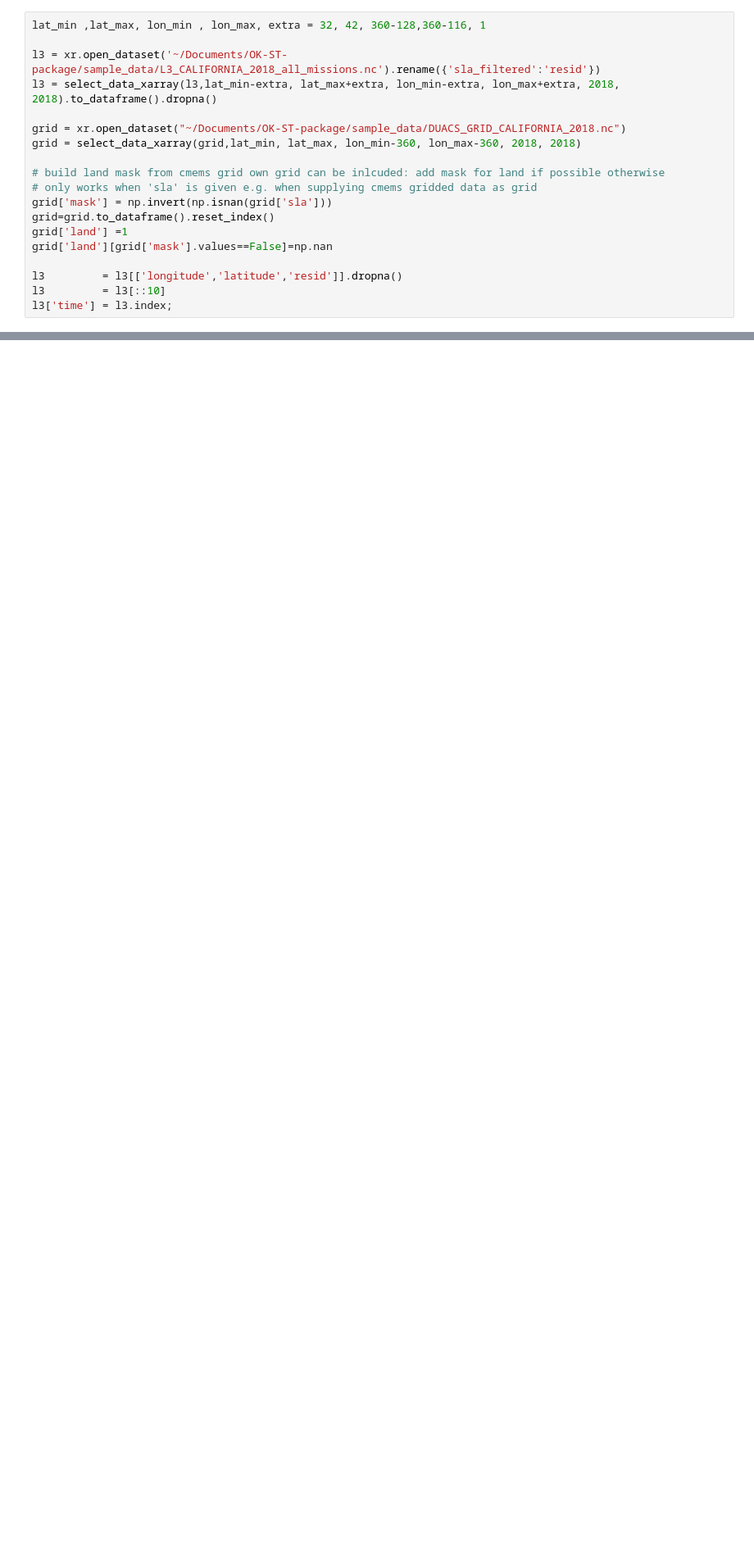
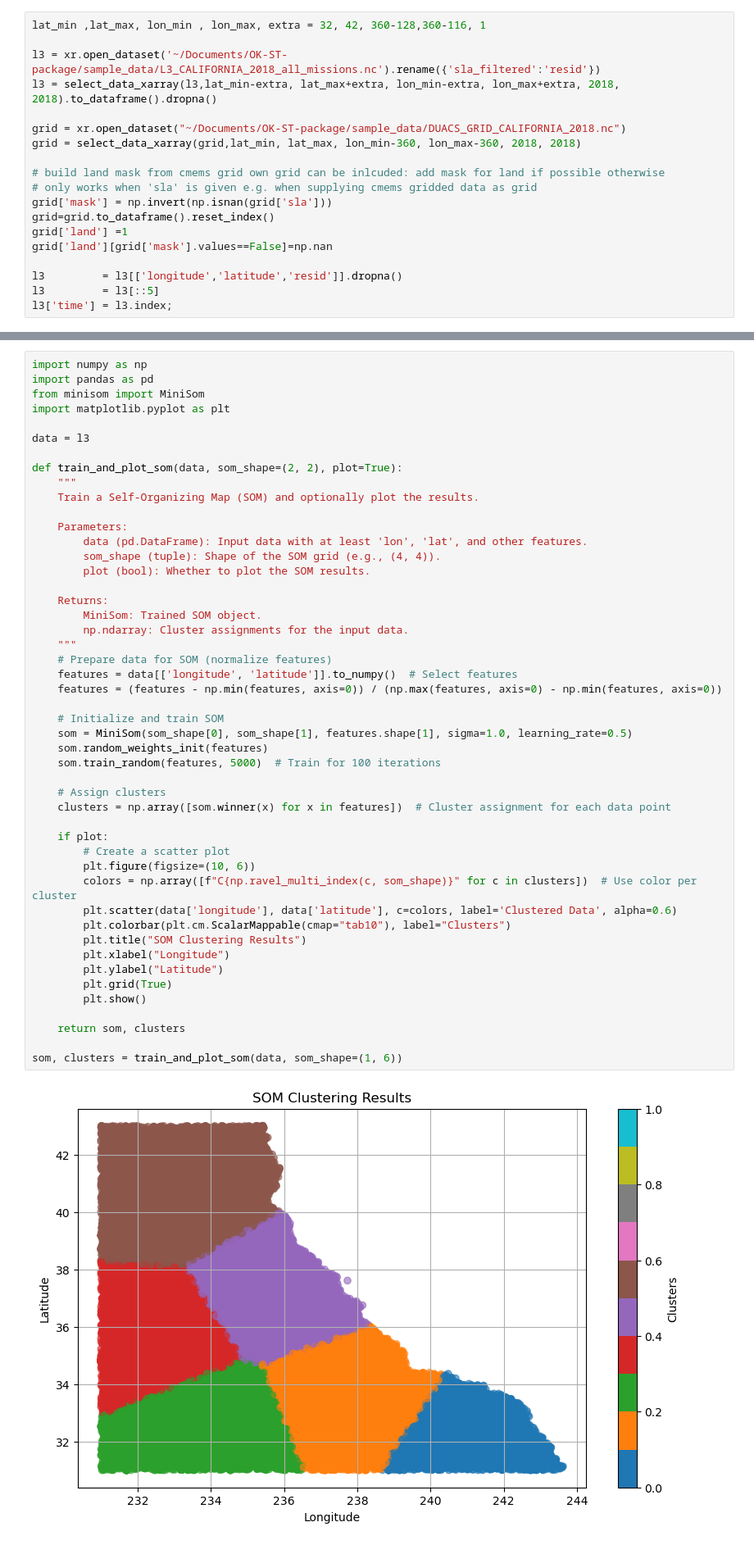
Before and after one commit to mariejuhl/ST-Window-Kriging, a Jupyter notebook: ST-Window-Kriging.ipynb, the cells around one changed output, grey strips where cells are left out. Shown at 82% size. Cells and saved outputs as stored; diff of their text form; blank space fills up the shorter version.

Commit message:
Initial commit

```diff
--- a/ST-Window-Kriging.ipynb
+++ b/ST-Window-Kriging.ipynb
@@ -26,5 +26,5 @@ grid['land'] =1
 grid['land'][grid['mask'].values==False]=np.nan
 
 l3         = l3[['longitude','latitude','resid']].dropna()
-l3         = l3[::10]
+l3         = l3[::5]
 l3['time'] = l3.index;
@@ -31,3 +48,53 @@ l3['time'] = l3.index;
+# %%
+import numpy as np
+import pandas as pd
+from minisom import MiniSom
+import matplotlib.pyplot as plt
+
+data = l3
+
+def train_and_plot_som(data, som_shape=(2, 2), plot=True):
+    """
+    Train a Self-Organizing Map (SOM) and optionally plot the results.
+
+    Parameters:
+        data (pd.DataFrame): Input data with at least 'lon', 'lat', and other features.
+        som_shape (tuple): Shape of the SOM grid (e.g., (4, 4)).
+        plot (bool): Whether to plot the SOM results.
+
+    Returns:
+        MiniSom: Trained SOM object.
+        np.ndarray: Cluster assignments for the input data.
+    """
+    # Prepare data for SOM (normalize features)
+    features = data[['longitude', 'latitude']].to_numpy()  # Select features
+    features = (features - np.min(features, axis=0)) / (np.max(features, axis=0) - np.min(features, axis=0))
+
+    # Initialize and train SOM
+    som = MiniSom(som_shape[0], som_shape[1], features.shape[1], sigma=1.0, learning_rate=0.5)
+    som.random_weights_init(features)
+    som.train_random(features, 5000)  # Train for 100 iterations
+
+    # Assign clusters
+    clusters = np.array([som.winner(x) for x in features])  # Cluster assignment for each data point
+
+    if plot:
+        # Create a scatter plot
+        plt.figure(figsize=(10, 6))
+        colors = np.array([f"C{np.ravel_multi_index(c, som_shape)}" for c in clusters])  # Use color per cluster
+        plt.scatter(data['longitude'], data['latitude'], c=colors, label='Clustered Data', alpha=0.6)
+        plt.colorbar(plt.cm.ScalarMappable(cmap="tab10"), label="Clusters")
+        plt.title("SOM Clustering Results")
+        plt.xlabel("Longitude")
+        plt.ylabel("Latitude")
+        plt.grid(True)
+        plt.show()
+
+    return som, clusters
+
+som, clusters = train_and_plot_som(data, som_shape=(1, 6))
+# %% [output]
+[figure, added]
 # %% [markdown]
 ## Select Window and Scale:
 # %%
```
Also changed, not shown: parts of 1 cell of this notebook.
